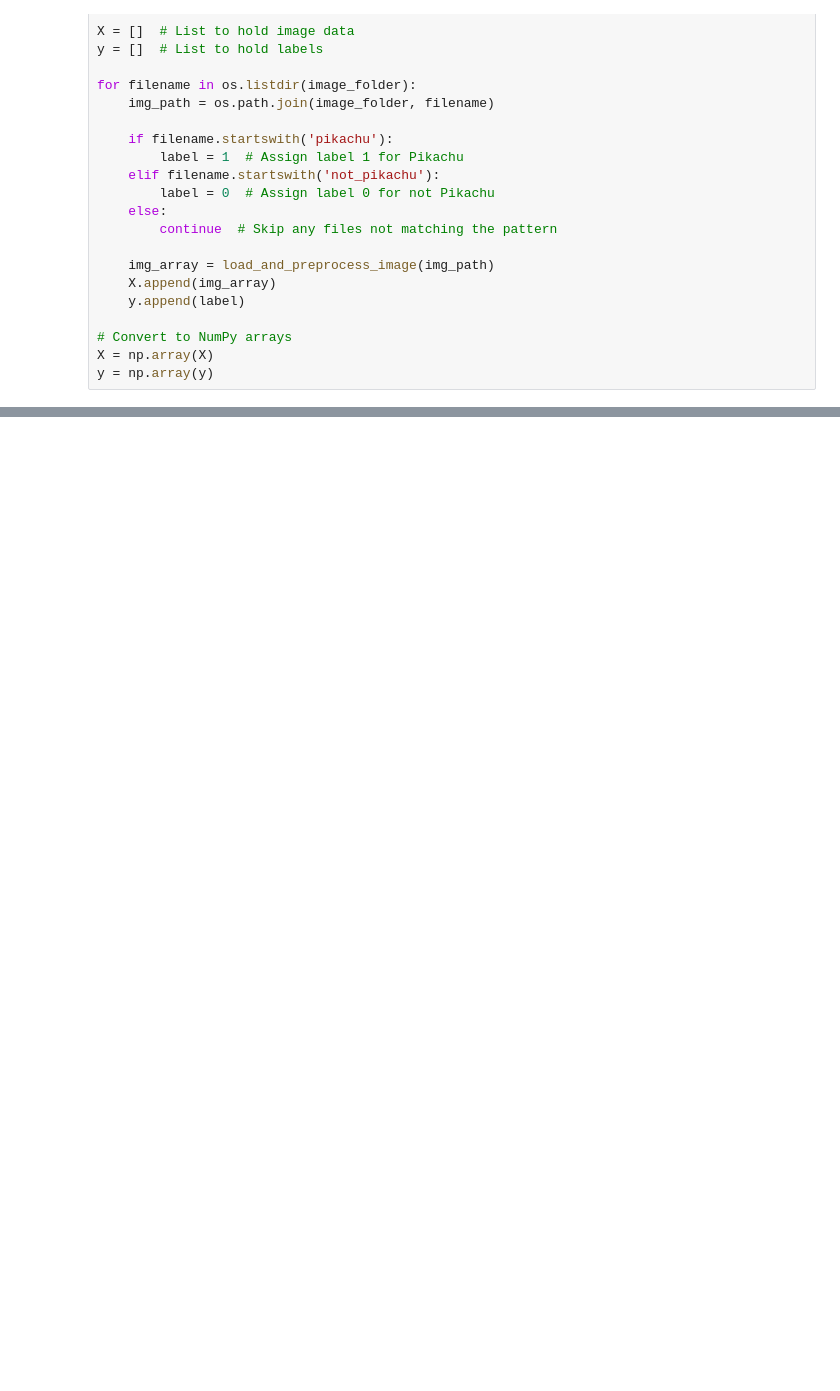
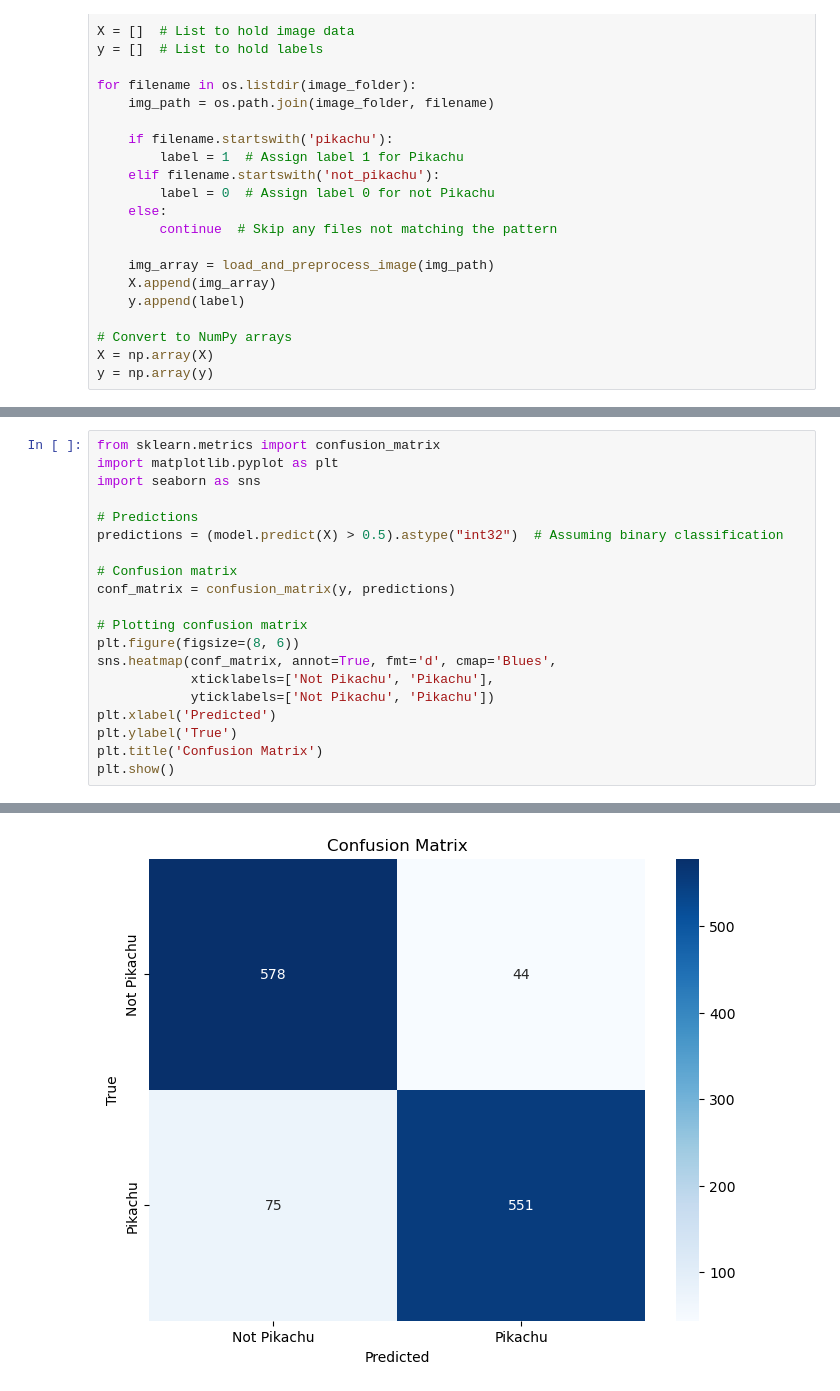
Before and after one commit to OliverHollenbo/Assignment4MAL, a Jupyter notebook: PikachuRecognizer.ipynb, the cells around one changed output, grey strips where cells are left out. Cells and saved outputs as stored; diff of their text form; blank space fills up the shorter version.

```diff
--- a/PikachuRecognizer.ipynb
+++ b/PikachuRecognizer.ipynb
@@ -90,0 +158,21 @@ for i in range(len(predictions)):
+# %%
+from sklearn.metrics import confusion_matrix
+import matplotlib.pyplot as plt
+import seaborn as sns
+
+# Predictions
+predictions = (model.predict(X) > 0.5).astype("int32")  # Assuming binary classification
+
+# Confusion matrix
+conf_matrix = confusion_matrix(y, predictions)
+
+# Plotting confusion matrix
+plt.figure(figsize=(8, 6))
+sns.heatmap(conf_matrix, annot=True, fmt='d', cmap='Blues',
+            xticklabels=['Not Pikachu', 'Pikachu'],
+            yticklabels=['Not Pikachu', 'Pikachu'])
+plt.xlabel('Predicted')
+plt.ylabel('True')
+plt.title('Confusion Matrix')
+plt.show()
+# %% [output]
@@ -91,3 +180,4 @@ for i in range(len(predictions)):
+[figure, added]
 # %%
 def imagesTest(image_path):
     image_data = load_and_preprocess_image(image_path)
```
Also changed, not shown: parts of 5 cells of this notebook, 3 other files.
